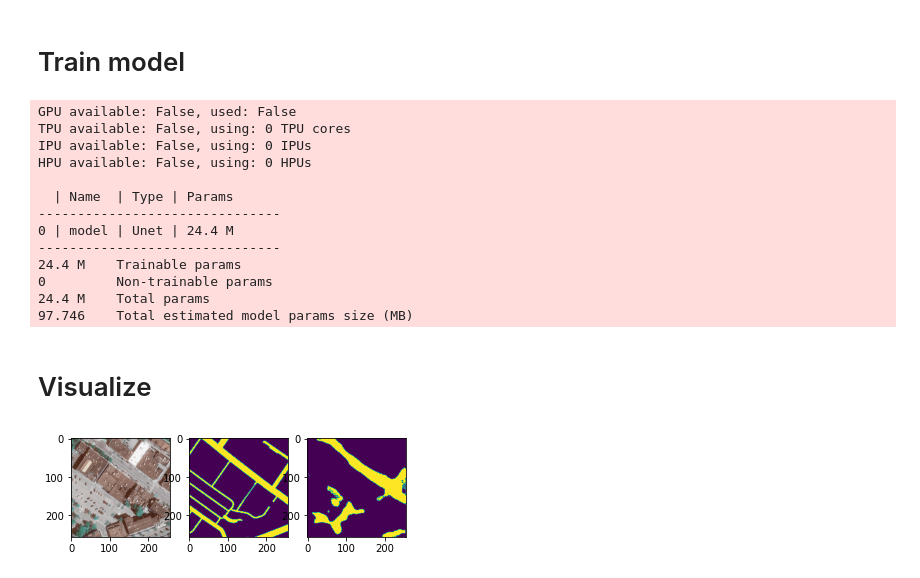
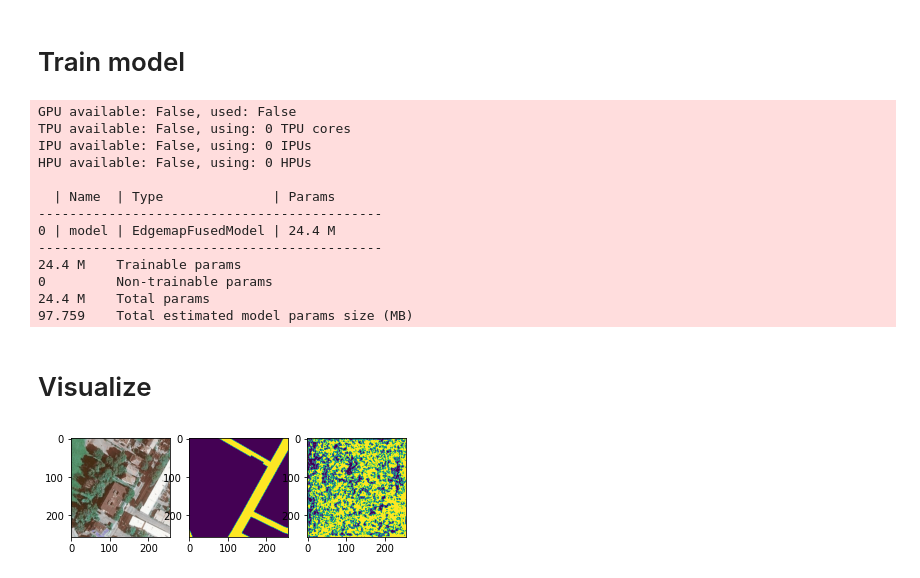
Before and after one commit to camillarhodes/CIL_Sleeplearning, a Jupyter notebook: train_example.ipynb, the cells around one changed output. Drawn from its saved outputs; the diff is of its cells as text; code cells hidden in the pictures.

Commit message:
using edgemaps

```diff
--- a/train_example.ipynb
+++ b/train_example.ipynb
@@ -15,11 +15,13 @@ transform_val=get_transforms('r256')
 # %% [markdown]
 # Get data loaders
 # %%
-train_dataloader, val_dataloader = get_train_val_dataloaders(transform_train=transform_train, transform_val=transform_val, include_massachusetts=True)
+train_dataloader, val_dataloader = get_train_val_dataloaders(transform_train=transform_train, transform_val=transform_val, include_massachusetts=False)
 # %% [markdown]
 # Get model
 # %%
-model = get_pl_model('baseline')
+# model = get_pl_model('unet')
+model = get_pl_model('edgemap_fused_unet')
+# model = get_pl_model('deeplabv3plus')
 # %% [markdown]
 # Tensorboard
 # %%
@@ -48,25 +50,25 @@ TPU available: False, using: 0 TPU cores
 IPU available: False, using: 0 IPUs
 HPU available: False, using: 0 HPUs
 
-  | Name  | Type | Params
--------------------------------
-0 | model | Unet | 24.4 M
--------------------------------
+  | Name  | Type              | Params
+--------------------------------------------
+0 | model | EdgemapFusedModel | 24.4 M
+--------------------------------------------
 24.4 M    Trainable params
 0         Non-trainable params
 24.4 M    Total params
-97.746    Total estimated model params size (MB)
+97.759    Total estimated model params size (MB)
 # %% [markdown]
 # Visualize
 # %%
 import matplotlib.pyplot as plt
 import torch
 
-img, mask = val_dataloader.dataset[7]
+img, mask = train_dataloader.dataset[10]
 pred_mask=model.predict(torch.Tensor(img[None,:])).detach().numpy()
 f, axarr = plt.subplots(1,3)
 _ = axarr[0].imshow(img.transpose(1,2,0))
 _ = axarr[1].imshow(mask.transpose(1,2,0))
 _ = axarr[2].imshow(pred_mask.transpose(1,2,0))
 # %% [output]
-[figure, old version]
+[figure, new version]
```
Also changed, not shown: 2 other files.
